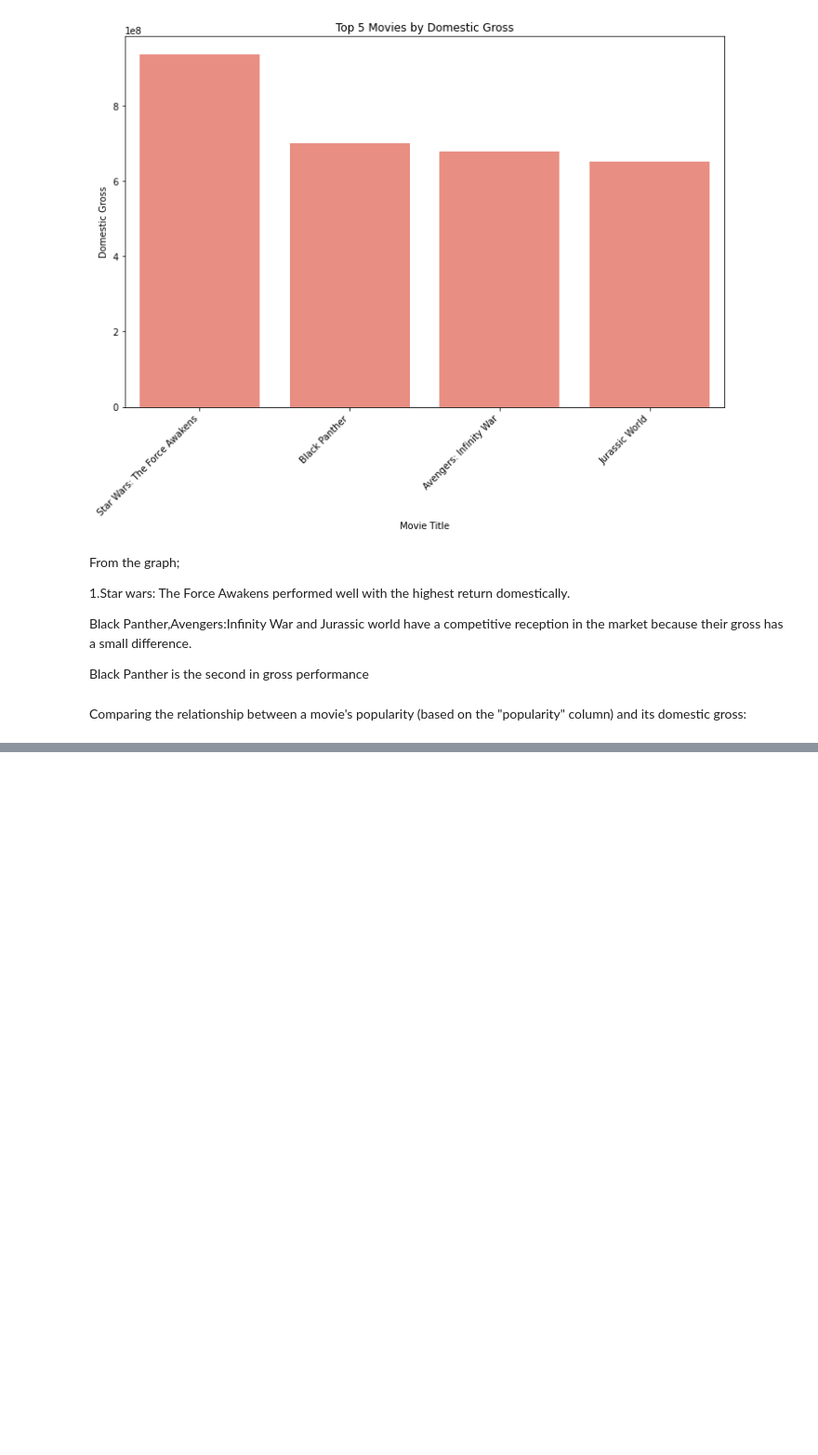
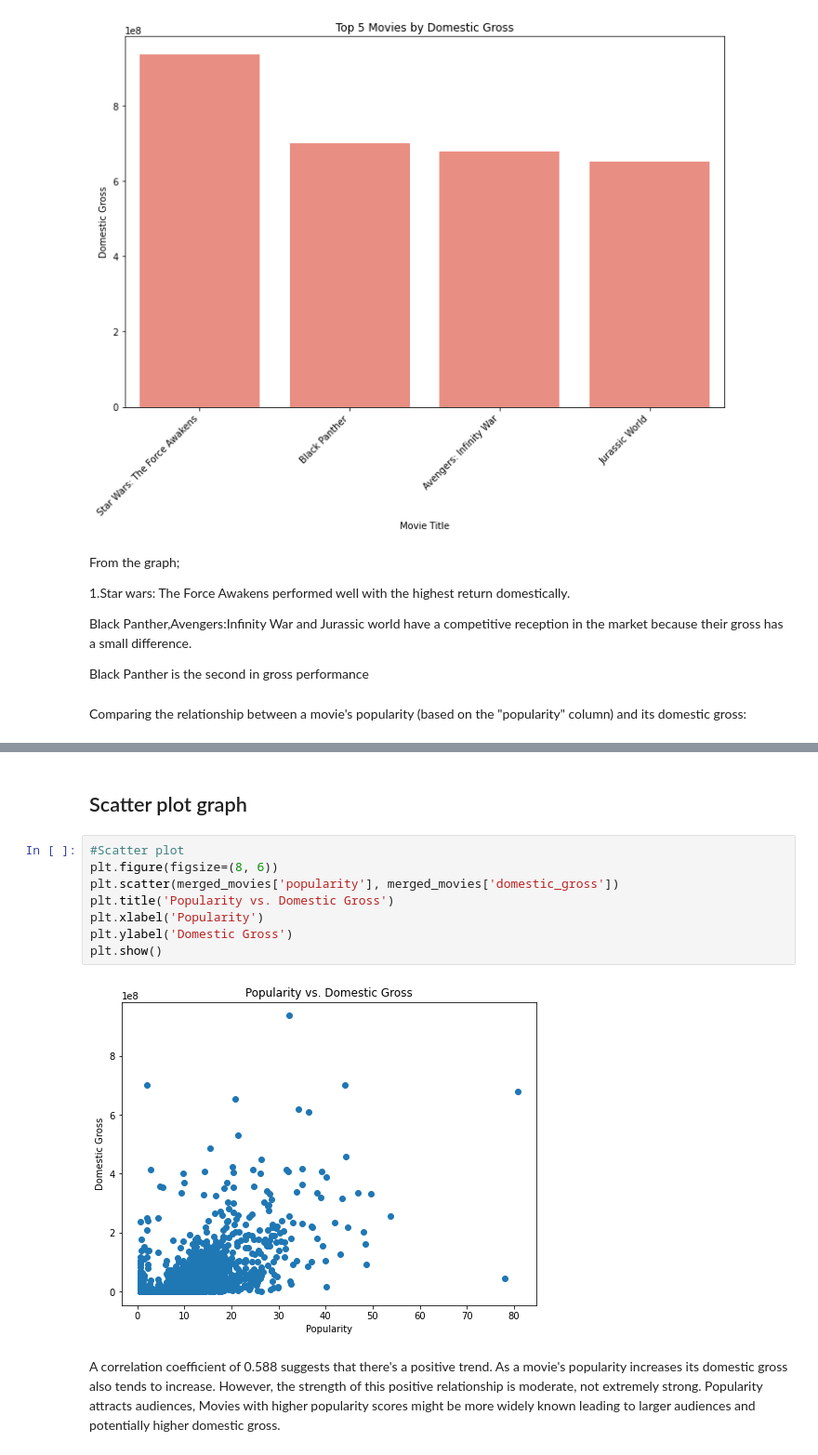
Before and after one commit to AgathaNyambati/Microsoft_studio_project, a Jupyter notebook: Microsoftstudio.ipynb, the cells around one changed output, grey strips where cells are left out. Shown at 93% size. Drawn from its saved outputs; the diff is of its cells as text; blank space fills up the shorter version.

Commit message:
population and domestic gross correlation

```diff
--- a/Microsoftstudio.ipynb
+++ b/Microsoftstudio.ipynb
@@ -331,0 +340,14 @@ Comparing the relationship between a movie's popularity (based on the "popularit
+# %% [markdown]
+## Scatter plot graph
+# %%
+#Scatter plot
+plt.figure(figsize=(8, 6))
+plt.scatter(merged_movies['popularity'], merged_movies['domestic_gross'])
+plt.title('Popularity vs. Domestic Gross')
+plt.xlabel('Popularity')
+plt.ylabel('Domestic Gross')
+plt.show()
+# %% [output]
+[figure, added]
+# %% [markdown]
+A correlation coefficient of 0.588 suggests that there's a positive trend. As a movie's popularity increases its domestic gross also tends to increase. However, the strength of this positive relationship is moderate, not extremely strong. Popularity attracts audiences, Movies with higher popularity scores might be more widely known leading to larger audiences and potentially higher domestic gross.
```
Also changed, not shown: parts of 1 cell of this notebook.
